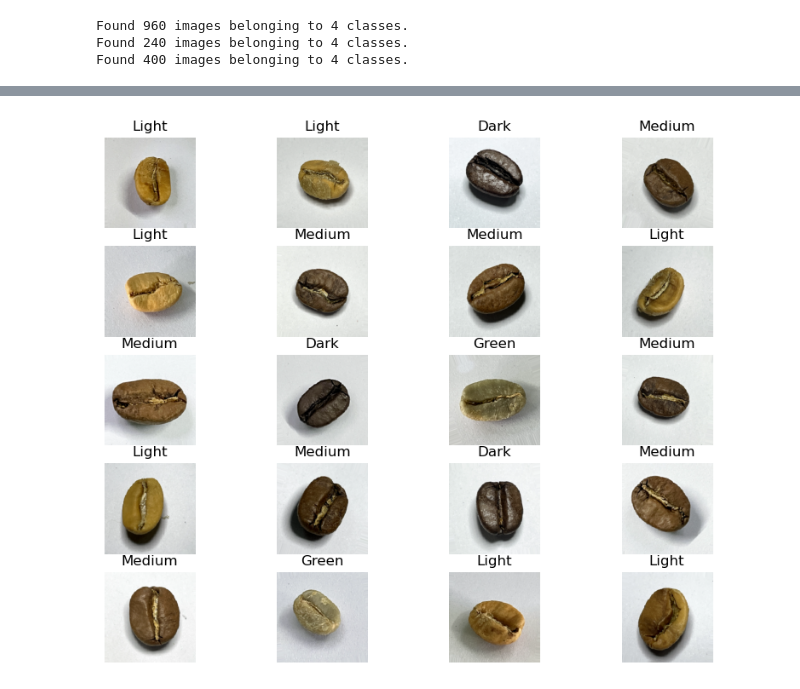
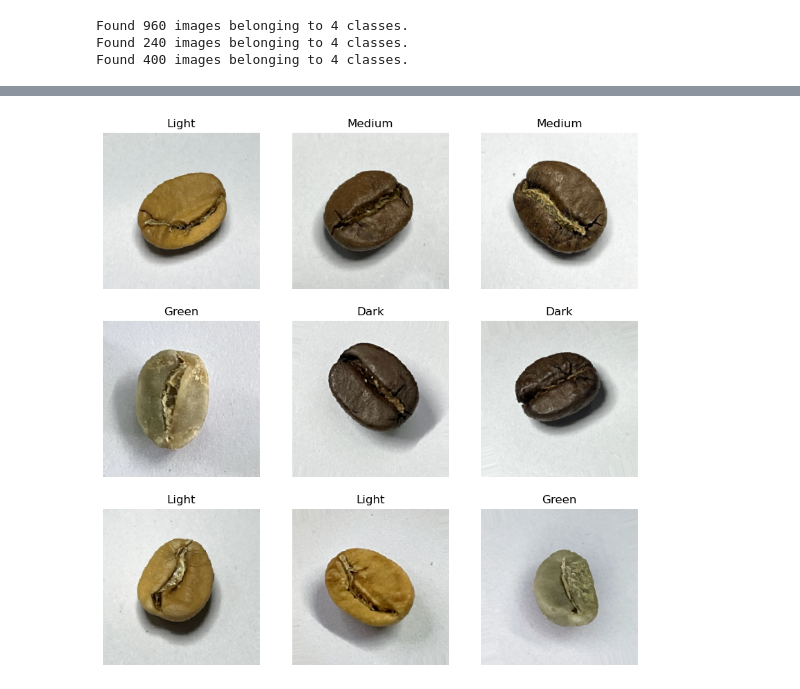
Before and after one commit to SHL47/info550_FinalProject_SHIHHSUAN_LO, a Jupyter notebook: project_code.ipynb, the cells around one changed output, grey strips where cells are left out. Cells and saved outputs as stored; diff of their text form; code cells hidden in the pictures.

```diff
--- a/project_code.ipynb
+++ b/project_code.ipynb
@@ -90,23 +46,21 @@ plt.show()
-# %%
-import matplotlib.pyplot as plt
-import numpy as np
-
-plt.figure(figsize=(10,8))
-i=1
-for images, labels in iter(train_ds):
-
-    _id = np.random.randint(len(images))
-    image = images[_id]
-    label = labels[_id]
-
-    plt.subplot(5,4,i)
-    plt.imshow(image)
-    plt.title(class_names[int(label)])
-    plt.axis('off')
-
-    i+=1
-    if i>=21: break
-plt.show()
-# %% [output]
-[figure, removed]
+# %%
+#show the train_dataset with 10 img
+import matplotlib.pyplot as plt
+import numpy as np
+
+plt.figure(figsize=(10,10))
+i=1
+for images, labels in iter(train_dataset):
+    image_id = np.random.randint(len(images))
+    image = images[image_id]
+    label = labels[image_id]
+    plt.subplot(3,3,i)
+    plt.imshow(image)
+    plt.title(class_names[int(label)])
+    plt.axis('off')
+    i+=1
+    if i==10: break
+plt.show()
+# %% [output]
+[figure, added]
 # %%
```
Also changed, not shown: parts of 16 cells of this notebook.
